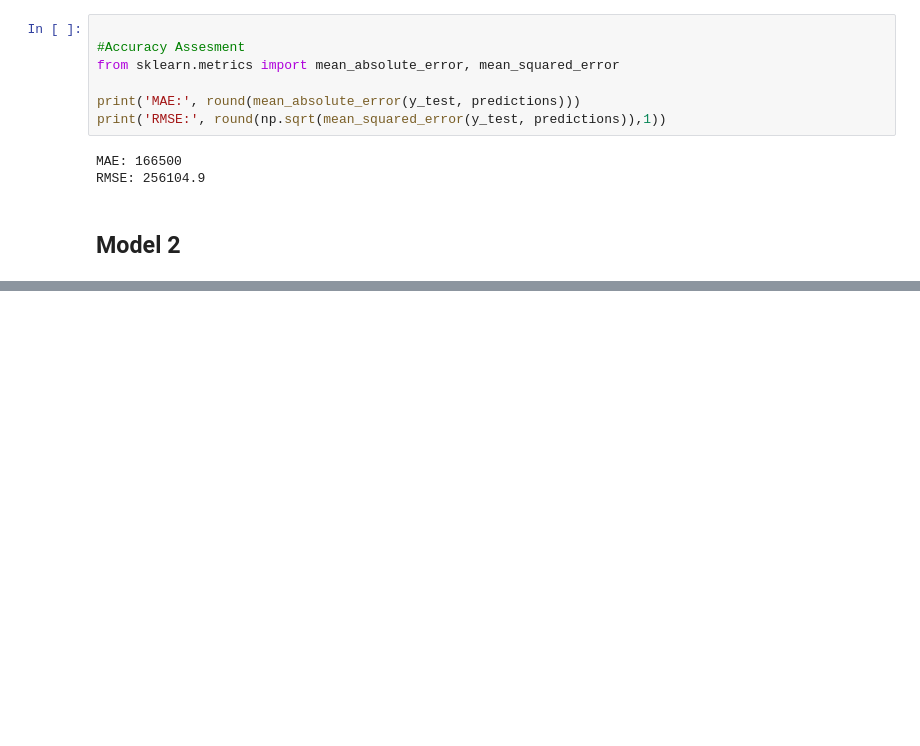
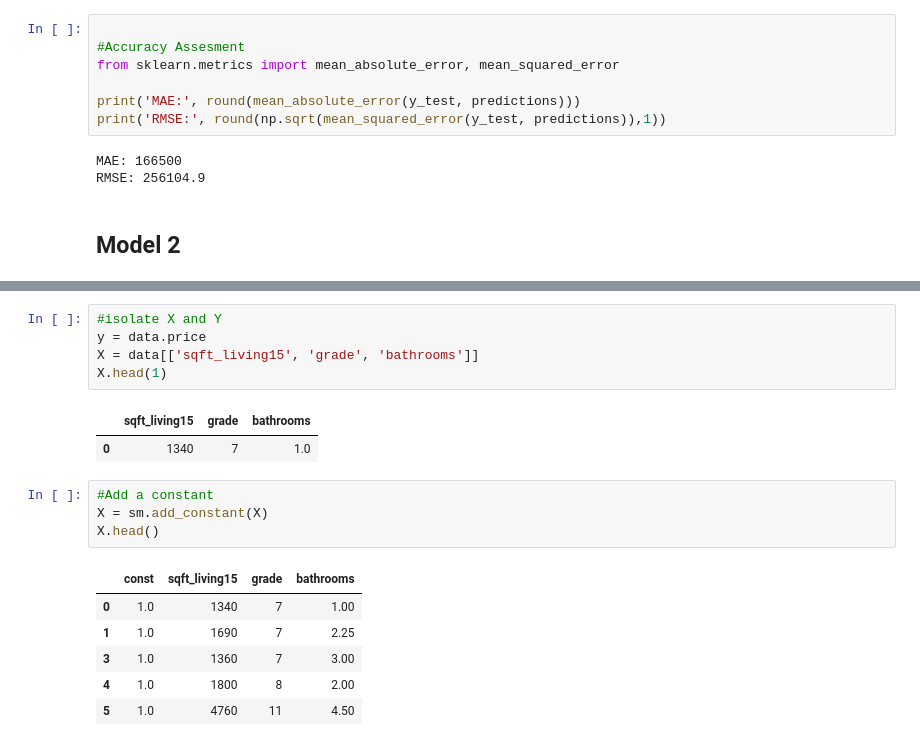
Before and after one commit to Ivan3864/House-Price-Prediction-Using-Regression, a Jupyter notebook: student.ipynb, the cells around one changed output, grey strips where cells are left out. Cells and saved outputs as stored; diff of their text form; blank space fills up the shorter version.

```diff
--- a/student.ipynb
+++ b/student.ipynb
@@ -629,0 +632,19 @@ RMSE: 256104.9
+# %%
+#isolate X and Y
+y = data.price
+X = data[['sqft_living15', 'grade', 'bathrooms']]
+X.head(1)
+# %% [output]
+|  | sqft_living15 | grade | bathrooms |
+| 0 | 1340 | 7 | 1.0 |
+# %%
+#Add a constant
+X = sm.add_constant(X)
+X.head()
+# %% [output]
+|  | const | sqft_living15 | grade | bathrooms |
+| 0 | 1.0 | 1340 | 7 | 1.00 |
+| 1 | 1.0 | 1690 | 7 | 2.25 |
+| 3 | 1.0 | 1360 | 7 | 3.00 |
+| 4 | 1.0 | 1800 | 8 | 2.00 |
+| 5 | 1.0 | 4760 | 11 | 4.50 |
```
Also changed, not shown: parts of 6 cells of this notebook.
